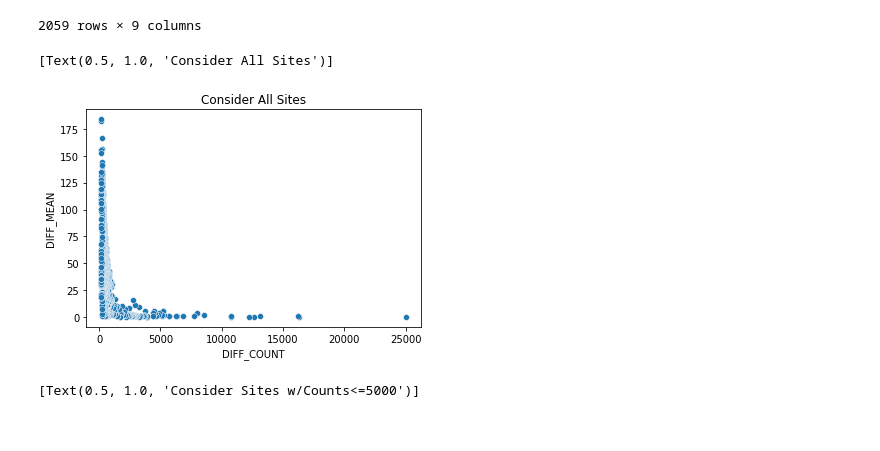
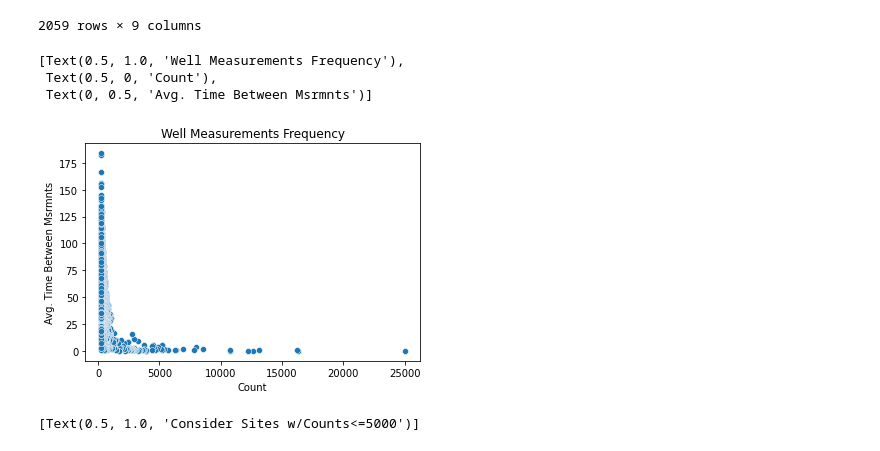
Before and after one commit to eddie-a-salinas/CA-Hydrology-W210-SP2022, a Jupyter notebook: pickle_explore.ipynb, the cells around one changed output. Drawn from its saved outputs; the diff is of its cells as text; code cells hidden in the pictures.

```diff
--- a/pickle_explore.ipynb
+++ b/pickle_explore.ipynb
@@ -657,10 +678,13 @@ main_df
 | 2058 | 391537N1216612W001 | 199.0 | 100.492462 | 89.177605 | 0.0 | 28.0 | 44.0 | 168.0 | 572.0 |
 2059 rows × 9 columns
 # %%
-sns.scatterplot(x=main_df['DIFF_COUNT'],y=main_df['DIFF_MEAN']).set(title='Consider All Sites')
+sns.scatterplot(x=main_df['DIFF_COUNT'],y=main_df['DIFF_MEAN'])\
+.set(title='Well Measurements Frequency',xlabel = "Count", ylabel = "Avg. Time Between Msrmnts")
 # %% [output]
-[Text(0.5, 1.0, 'Consider All Sites')]
+[Text(0.5, 1.0, 'Well Measurements Frequency'),
+ Text(0.5, 0, 'Count'),
+ Text(0, 0.5, 'Avg. Time Between Msrmnts')]
-[figure, old version]
+[figure, new version]
 # %%
 partial_df=main_df[main_df['DIFF_COUNT']<=5000]
 sns.scatterplot(x=partial_df['DIFF_COUNT'],y=partial_df['DIFF_MEAN']).set(title='Consider Sites w/Counts<=5000')
```
Also changed, not shown: parts of 7 cells of this notebook, 5 other files.
